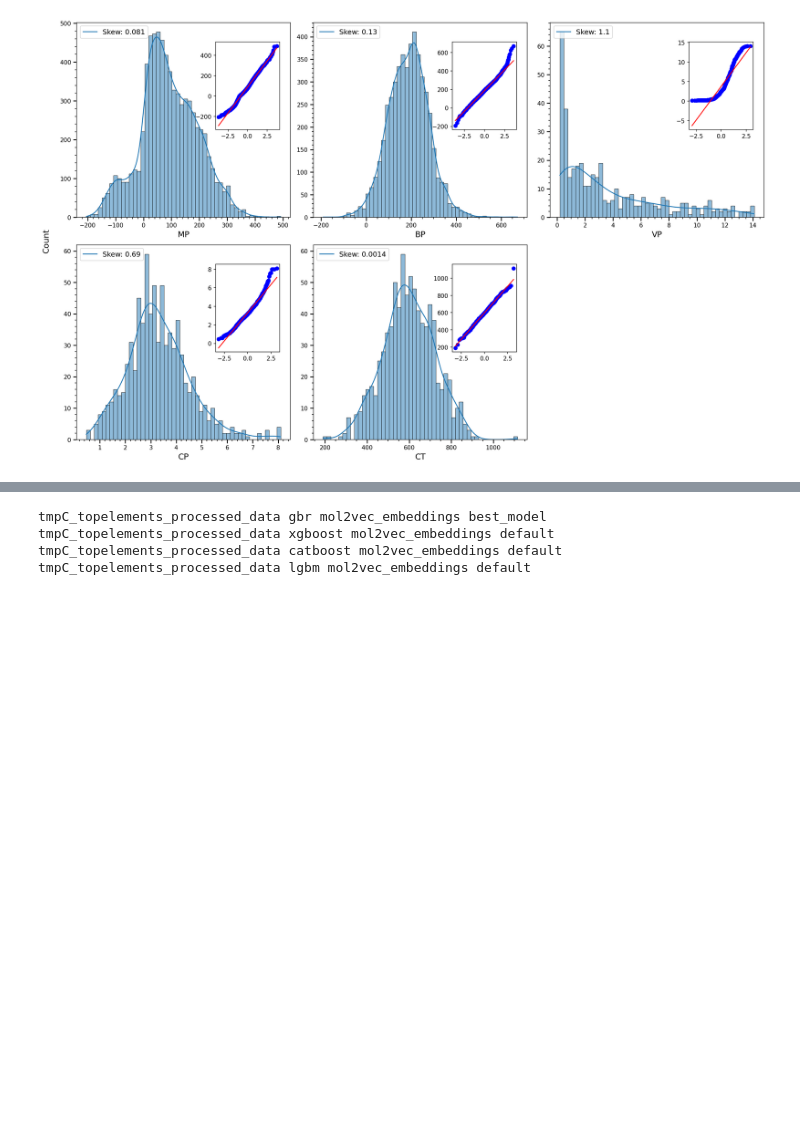
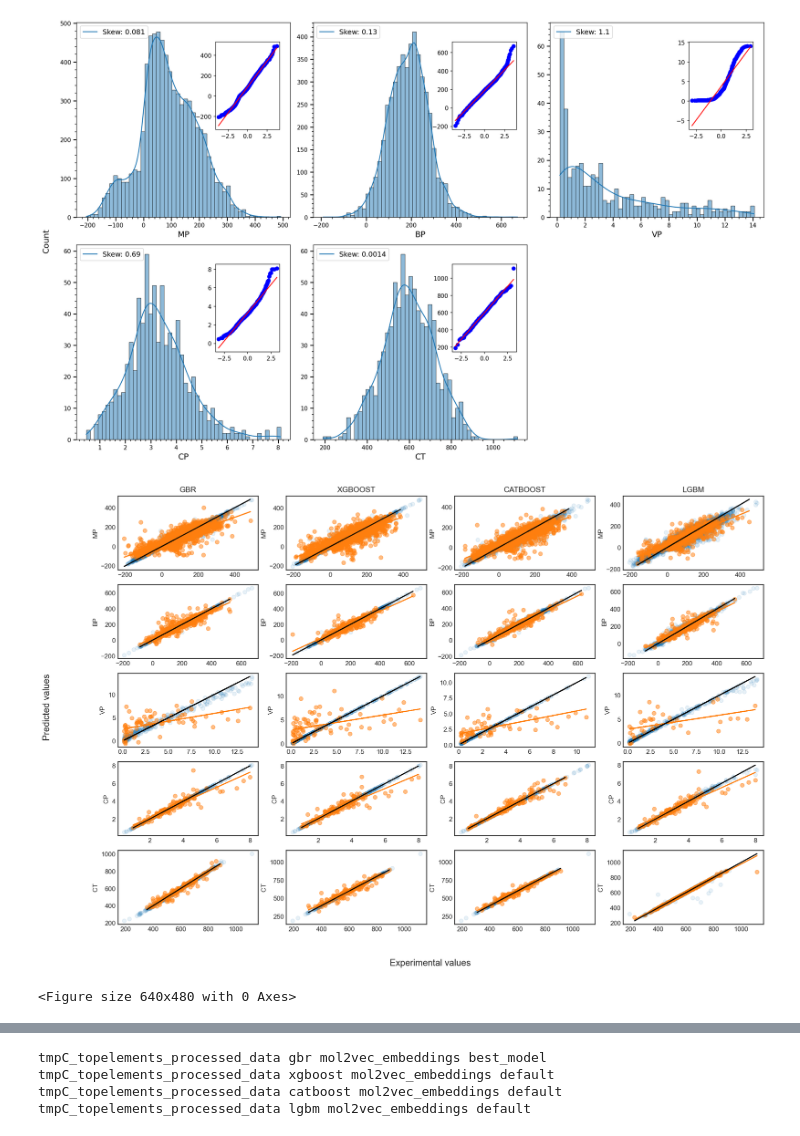
Before and after one commit to aravindhnivas/cxml_py, a Jupyter notebook: notebooks/plot_distributions.ipynb, the cells around one changed output, grey strips where cells are left out. Cells and saved outputs as stored; diff of their text form; code cells hidden in the pictures; blank space fills up the shorter version.

```diff
--- a/notebooks/plot_distributions.ipynb
+++ b/notebooks/plot_distributions.ipynb
@@ -204,3 +204,73 @@ vp_kPa_25C_topelements_processed_data (398,) vp_kPa_25C_topelements.csv
 Pc_MPa_processed_data (777,) Pc_MPa.csv
 Tc_K_processed_data (819,) Tc_K.csv
 [figure]
+# %%
+plt.close('all')
+fig, axes = plt.subplots(5, 4, figsize=(18, 12), dpi=150)
+# Flatten the axes array for easy iteration
+axes: tuple[plt.Axes] = axes.flatten()
+# ind = 0
+# dir = processed_data_dirs[ind]
+
+for ind, dir in enumerate(processed_data_dirs):
+    for i, model in enumerate(['gbr', 'xgboost', 'catboost', 'lgbm']):
+        ax = axes[ind * 4 + i]
+        embeddings = 'mol2vec_embeddings'
+        method = 'default'
+        # method = 'best_model'
+        if model == 'gbr':
+            method = 'best_model'
+        pre_trained_filename = f'{model}_{embeddings}_pretrained_model_{method}'
+        loc = dir / f'pretrained_models/{model}/{embeddings}/{method}/'
+
+        # print(dir.name, model, embeddings, method)
+
+        resultsfile = loc / f'{pre_trained_filename}.results.json'
+        datfile = loc / f'{pre_trained_filename}.dat.json'
+
+        if not resultsfile.exists() or not datfile.exists():
+            continue
+
+        results = json.load(open(resultsfile, 'r'))
+        data = json.load(open(datfile, 'r'))
+
+        y_true_test = data["test"]["y_true"]
+        y_pred_test = data["test"]["y_pred"]
+        y_linear_fit_test = data["test"]["y_linear_fit"]
+        y_linear_fit_train = data["train"]["y_linear_fit"]
+
+        y_true_train = data["train"]["y_true"]
+        y_pred_train = data["train"]["y_pred"]
+
+        metrics = ["r2", "rmse", "mae"]
+        test_scores = {}
+        train_scores = {}
+
+        for v in ["test", "train"]:
+            for k in metrics:
+                mean = results["cv_scores"][v][k]["mean"]
+                std = results["cv_scores"][v][k]["std"]
+                if v == "test":
+                    test_scores[k] = sigfig.round(mean, std, sep="external_brackets")
+                else:
+                    train_scores[k] = sigfig.round(mean, std, sep="external_brackets")
+
+        ax.scatter(y_true_train, y_pred_train, color="C0", label="Train", alpha=0.1)
+        ax.scatter(y_true_test, y_pred_test, color="C1", label="Test", alpha=0.5)
+        ax.plot(y_true_test, y_linear_fit_test, color="C1", linewidth=1.5)
+
+        # plot an ideal line
+        ax.plot(y_true_test, y_true_test, color="k")
+
+        ax.set_ylabel(titles[ind])
+        if ind == 0:
+            ax.set_title(model.upper())
+
+fig.text(0.5, 0.04, 'Experimental values', ha='center', va='center', fontsize=14)
+fig.text(0.04, 0.5, 'Predicted values', ha='center', va='center', rotation='vertical', fontsize=14)
+# fig.savefig(plots_dir / f'{dir.name}_model_predictions.pdf', dpi=150, bbox_inches='tight')
+plt.show()
+plt.tight_layout(rect=[0.05, 0.05, 1, 0.95])
+# %% [output]
+[figure, added]
+<Figure size 640x480 with 0 Axes>
```
Also changed, not shown: parts of 5 cells of this notebook.
